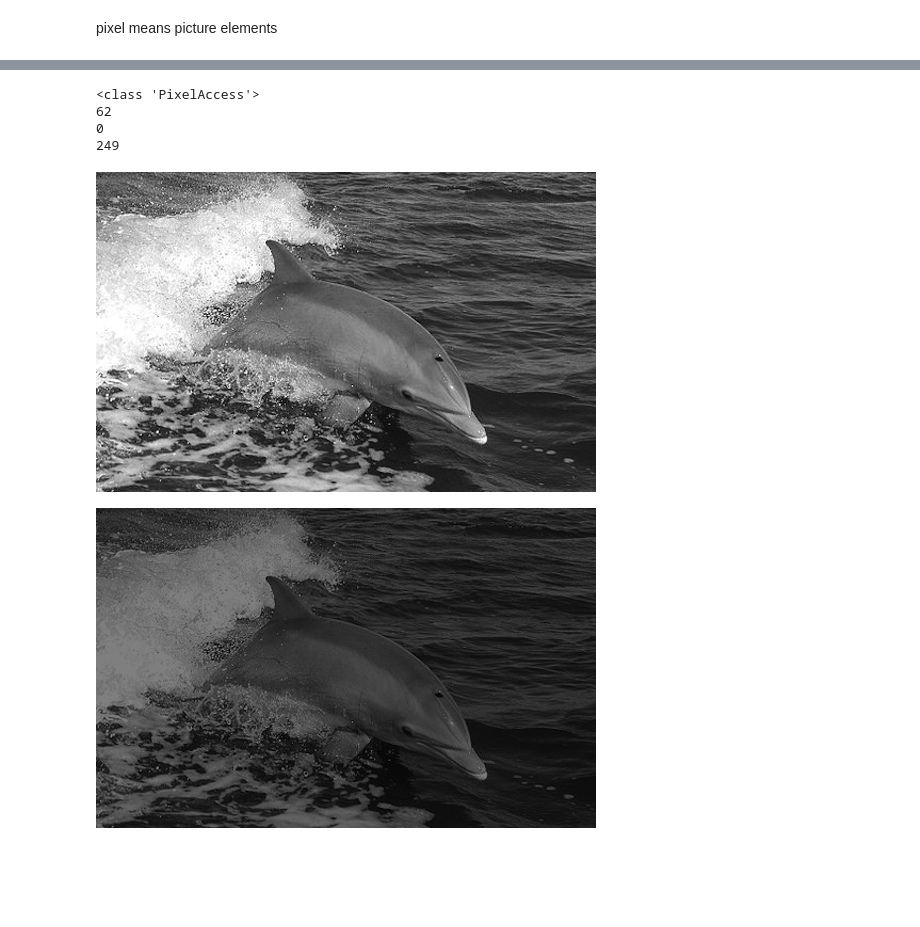
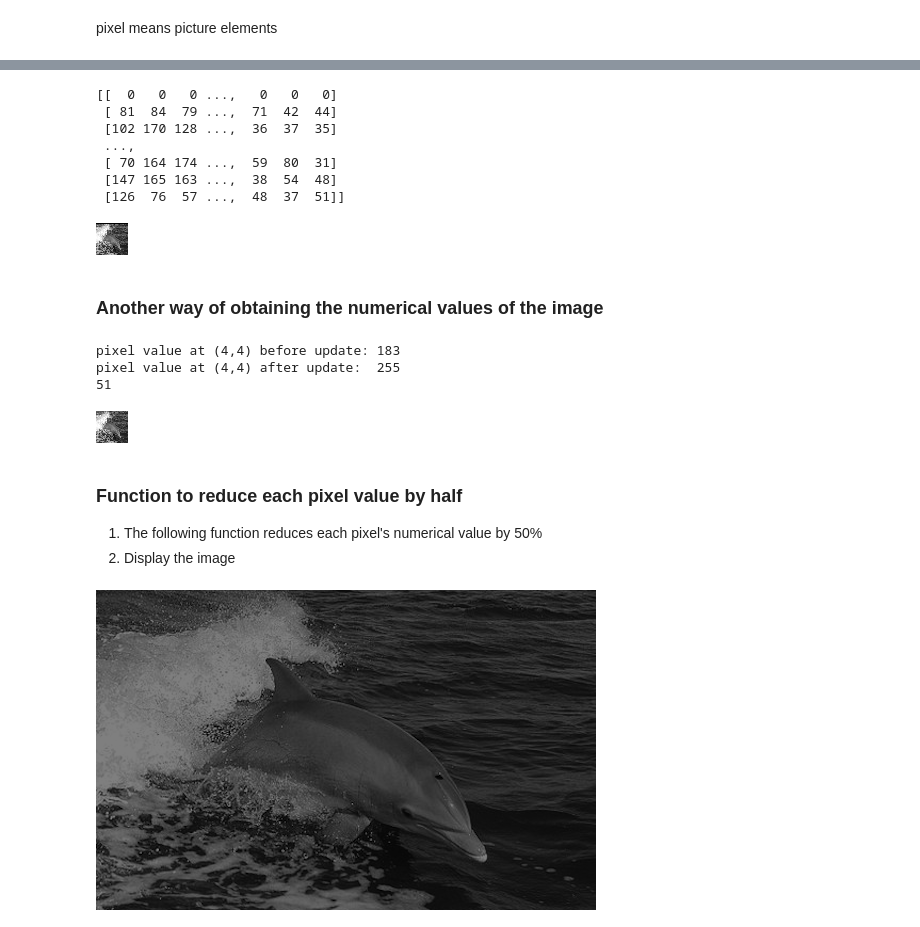
Before and after one commit to ppujari/drl-nd, a Jupyter notebook: image_arithmetic.ipynb, the cells around one changed output, grey strips where cells are left out. Cells and saved outputs as stored; diff of their text form; code cells hidden in the pictures; blank space fills up the shorter version.

Commit message:
Add files via upload
Added average function

```diff
--- a/image_arithmetic.ipynb
+++ b/image_arithmetic.ipynb
@@ -30,0 +37,7 @@ pixel means picture elements
+# %%
+im_32 = im.resize((32,32))
+display(im_32)
+print('Resolution is: ', im_32.size)
+
+im_matrix = np.matrix(im_32) #converting image to matrix
+print(im_matrix)
@@ -31,16 +62,33 @@ pixel means picture elements
+# %%
+im_matrix[0,:]=im_matrix[0,:]*0 #multiplying row 0 with zeros
+print(im_matrix)
+im_r0 = Image.fromarray(im_matrix) #converting matrix to image
+display(im_r0)
+# %% [output]
+[[  0   0   0 ...,   0   0   0]
+ [ 81  84  79 ...,  71  42  44]
+ [102 170 128 ...,  36  37  35]
+ ...,
+ [ 70 164 174 ...,  59  80  31]
+ [147 165 163 ...,  38  54  48]
+ [126  76  57 ...,  48  37  51]]
+[figure, added]
+# %% [markdown]
+### Another way of obtaining the numerical values of the image
 # %%
-pixels = im.load()
-print(pixels[5,4])
+pixels = im_32.load()
+print('pixel value at (4,4) before update:', pixels[4,4])
+#update pixel value to zero here
+pixels[4,4]=300
 
-pixels[4,4]=0
 # using getpixel method
-print (im.getpixel((4, 4)))
-cordinate = x, y = 150, 59
-print (im.getpixel(cordinate));
-display(im)
+print ('pixel value at (4,4) after update: ', im_32.getpixel((4, 4)))
+
+cordinate = x, y = 31, 31
+print (im_32.getpixel(cordinate));
+display(im_32)
 # %% [output]
-<class 'PixelAccess'>
-62
-0
-249
+pixel value at (4,4) before update: 183
+pixel value at (4,4) after update:  255
+51
-[figure, old version]
+[figure, new version]
@@ -49 +95,6 @@ display(im)
+# %% [markdown]
+### Function to reduce each pixel value by half
+
+1. The following function reduces each pixel's numerical value by 50%
+2. Display the image
 # %%
```
Also changed, not shown: parts of 25 cells of this notebook.
